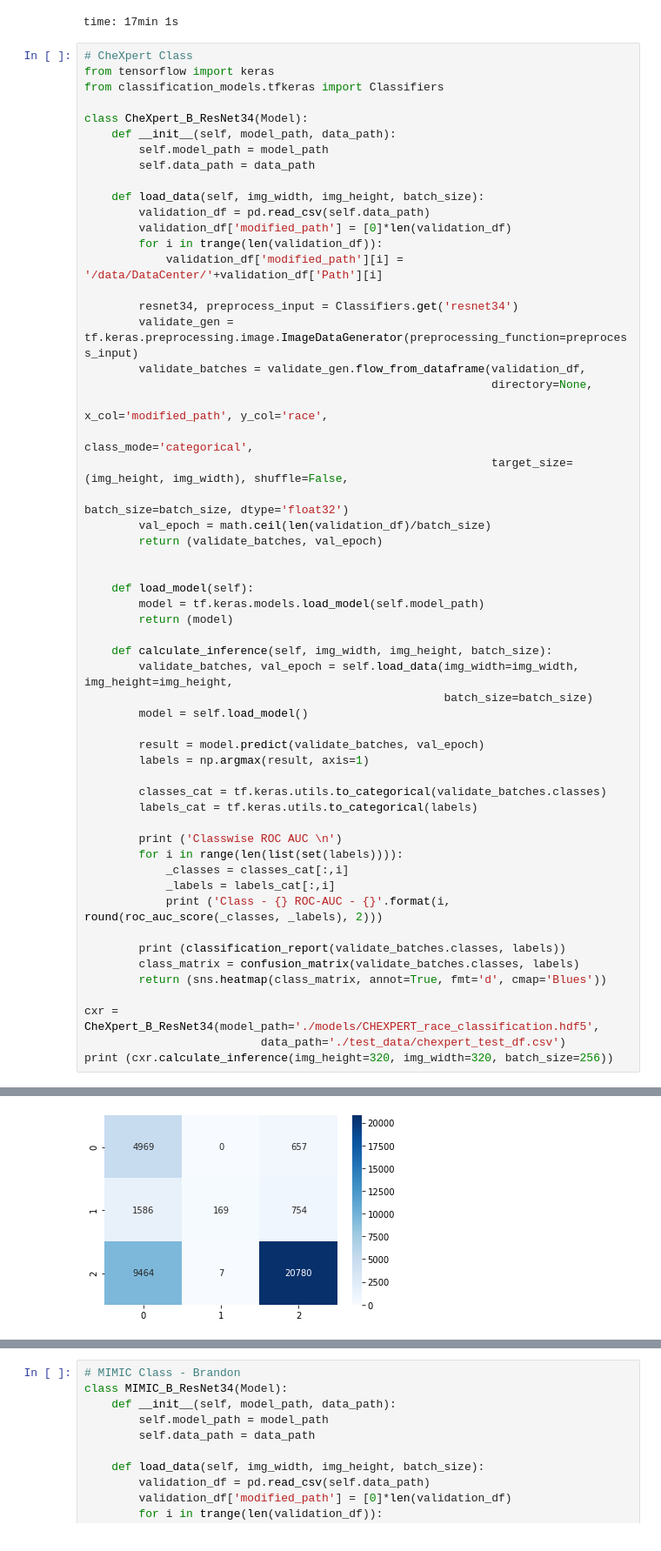
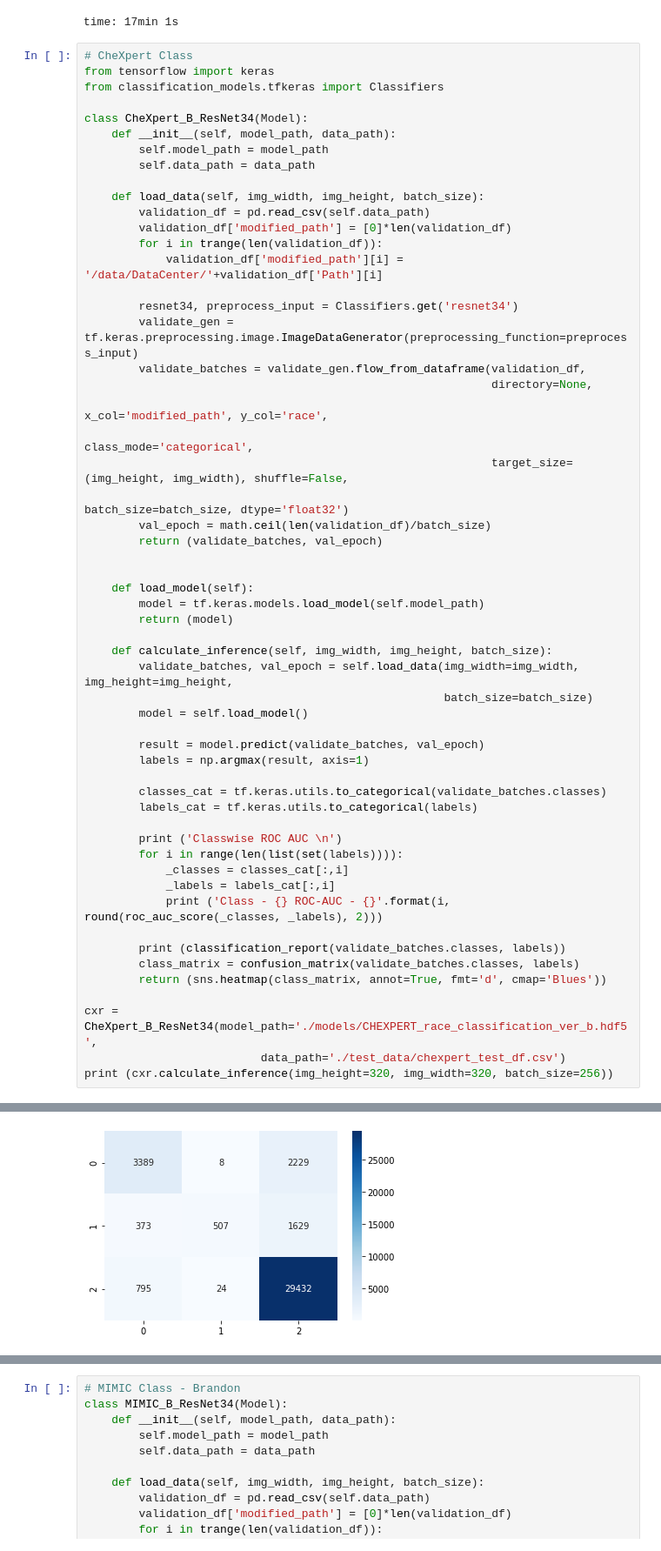
Before and after one commit to Emory-HITI/AI-Vengers, a Jupyter notebook: bias_pred.ipynb, the cells around one changed output, grey strips where cells are left out. Shown at 87% size. Drawn from its saved outputs; the diff is of its cells as text.

```diff
--- a/bias_pred.ipynb
+++ b/bias_pred.ipynb
@@ -251,7 +246,7 @@ class CheXpert_B_ResNet34(Model):
         class_matrix = confusion_matrix(validate_batches.classes, labels)
         return (sns.heatmap(class_matrix, annot=True, fmt='d', cmap='Blues'))
 
-cxr = CheXpert_B_ResNet34(model_path='./models/CHEXPERT_race_classification.hdf5',
+cxr = CheXpert_B_ResNet34(model_path='./models/CHEXPERT_race_classification_ver_b.hdf5',
                           data_path='./test_data/chexpert_test_df.csv')
 print (cxr.calculate_inference(img_height=320, img_width=320, batch_size=256))
 # %% [output]
@@ -274,3 +268,3 @@ weighted avg       0.85      0.68      0.70     38386
 
 AxesSubplot(0.125,0.125;0.62x0.755)
-[figure, old version]
+[figure, new version]
```
Also changed, not shown: parts of 8 cells of this notebook.
